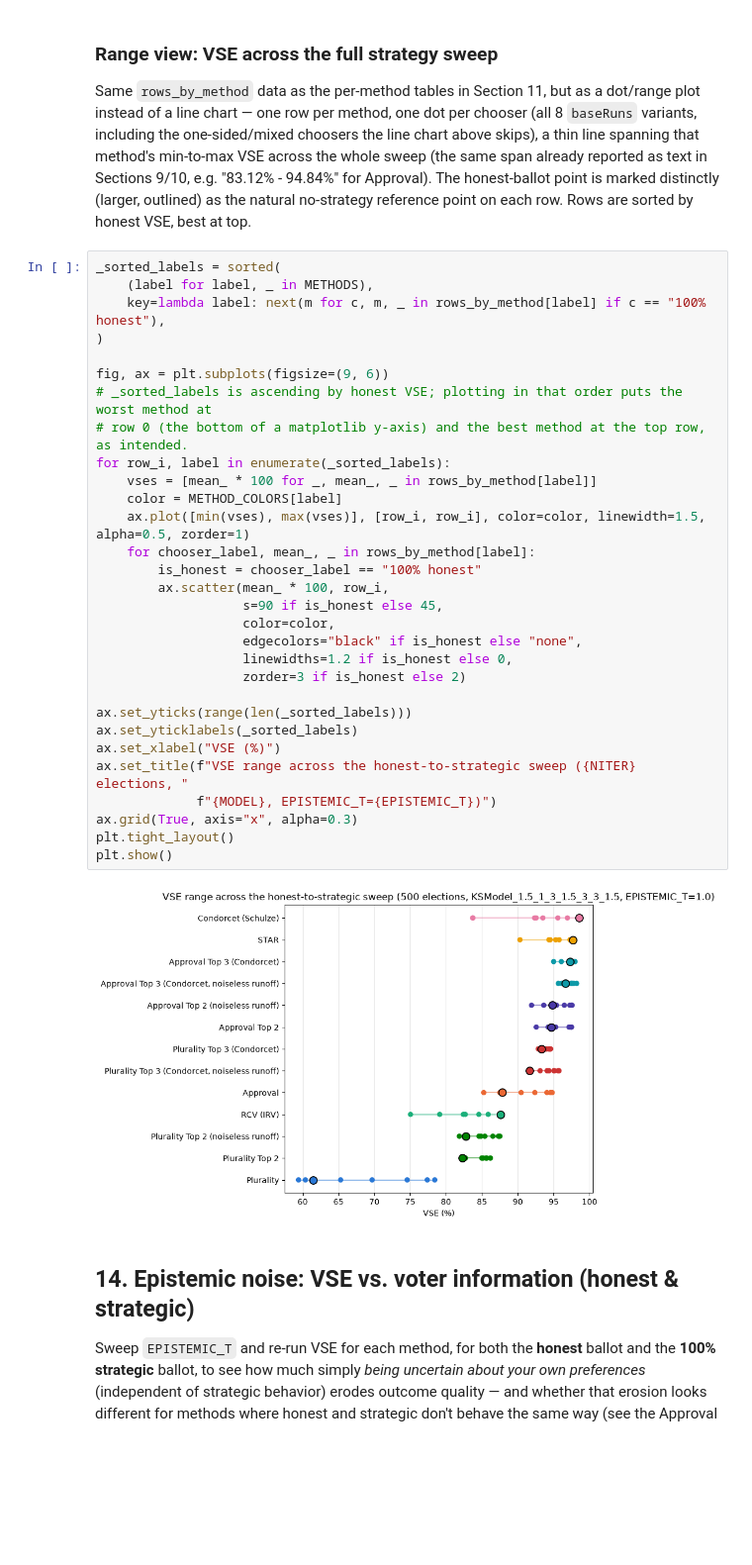
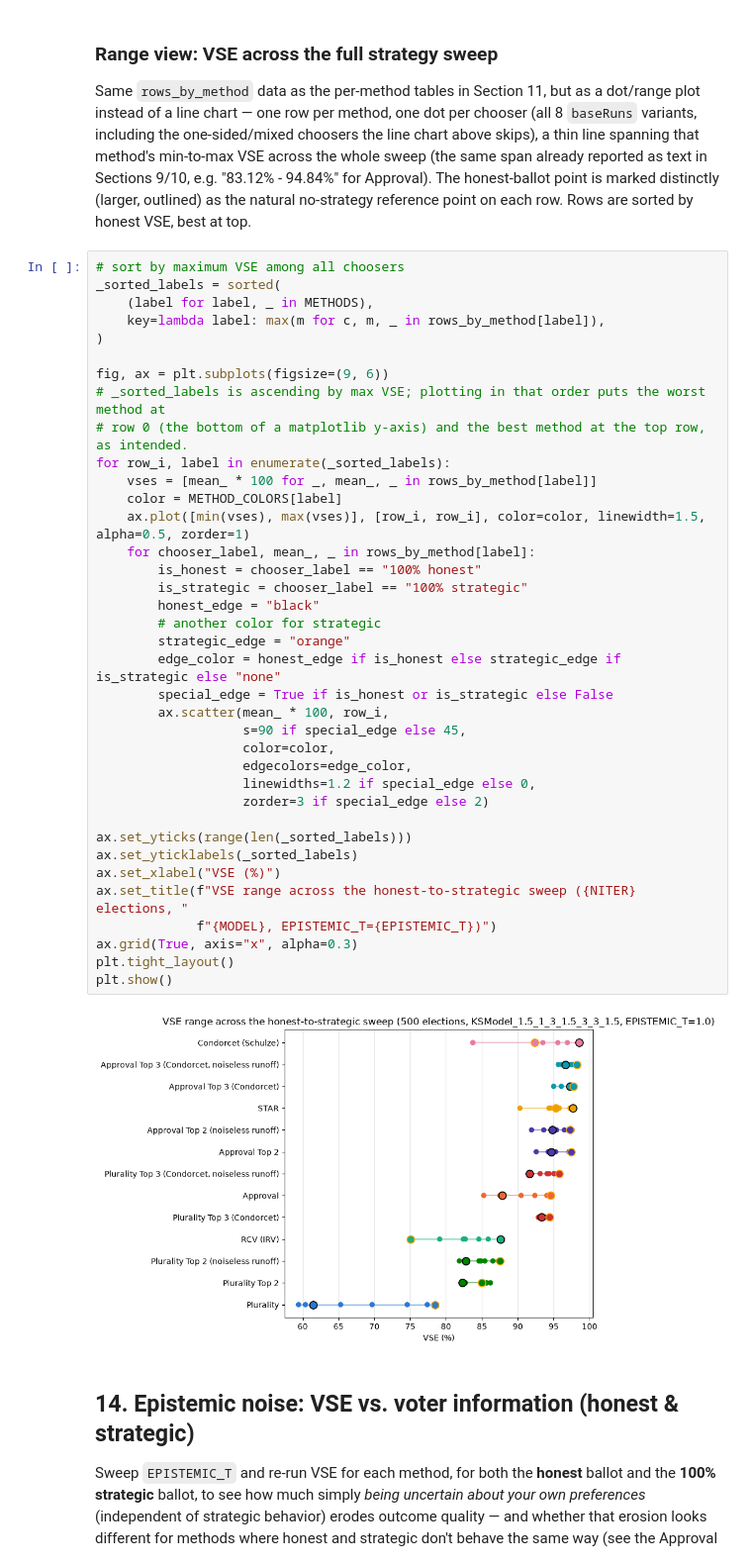
Before and after one commit to eigentaylor/vse-sim, a Jupyter notebook: notebooks/vse_checkpoint1.ipynb, the cells around one changed output. Shown at 99% size. Cells and saved outputs as stored; diff of their text form; blank space fills up the shorter version.

```diff
--- a/notebooks/vse_checkpoint1.ipynb
+++ b/notebooks/vse_checkpoint1.ipynb
@@ -2492,37 +2492,44 @@ VSE across the whole sweep (the same span already reported as text in Sections 9
 "83.12% - 94.84%" for Approval). The honest-ballot point is marked distinctly (larger, outlined) as
 the natural no-strategy reference point on each row. Rows are sorted by honest VSE, best at top.
 # %%
+# sort by maximum VSE among all choosers
 _sorted_labels = sorted(
     (label for label, _ in METHODS),
-    key=lambda label: next(m for c, m, _ in rows_by_method[label] if c == "100% honest"),
+    key=lambda label: max(m for c, m, _ in rows_by_method[label]),
 )
 
 fig, ax = plt.subplots(figsize=(9, 6))
-# _sorted_labels is ascending by honest VSE; plotting in that order puts the worst method at
+# _sorted_labels is ascending by max VSE; plotting in that order puts the worst method at
 # row 0 (the bottom of a matplotlib y-axis) and the best method at the top row, as intended.
 for row_i, label in enumerate(_sorted_labels):
     vses = [mean_ * 100 for _, mean_, _ in rows_by_method[label]]
     color = METHOD_COLORS[label]
     ax.plot([min(vses), max(vses)], [row_i, row_i], color=color, linewidth=1.5, alpha=0.5, zorder=1)
     for chooser_label, mean_, _ in rows_by_method[label]:
         is_honest = chooser_label == "100% honest"
+        is_strategic = chooser_label == "100% strategic"
+        honest_edge = "black"
+        # another color for strategic
+        strategic_edge = "orange"
+        edge_color = honest_edge if is_honest else strategic_edge if is_strategic else "none"
+        special_edge = True if is_honest or is_strategic else False
         ax.scatter(mean_ * 100, row_i,
-                   s=90 if is_honest else 45,
+                   s=90 if special_edge else 45,
                    color=color,
-                   edgecolors="black" if is_honest else "none",
-                   linewidths=1.2 if is_honest else 0,
-                   zorder=3 if is_honest else 2)
+                   edgecolors=edge_color,
+                   linewidths=1.2 if special_edge else 0,
+                   zorder=3 if special_edge else 2)
 
 ax.set_yticks(range(len(_sorted_labels)))
 ax.set_yticklabels(_sorted_labels)
 ax.set_xlabel("VSE (%)")
 ax.set_title(f"VSE range across the honest-to-strategic sweep ({NITER} elections, "
              f"{MODEL}, EPISTEMIC_T={EPISTEMIC_T})")
 ax.grid(True, axis="x", alpha=0.3)
 plt.tight_layout()
 plt.show()
 # %% [output]
-[figure, old version]
+[figure, new version]
 # %% [markdown]
 ## 14. Epistemic noise: VSE vs. voter information (honest & strategic)
 
```
